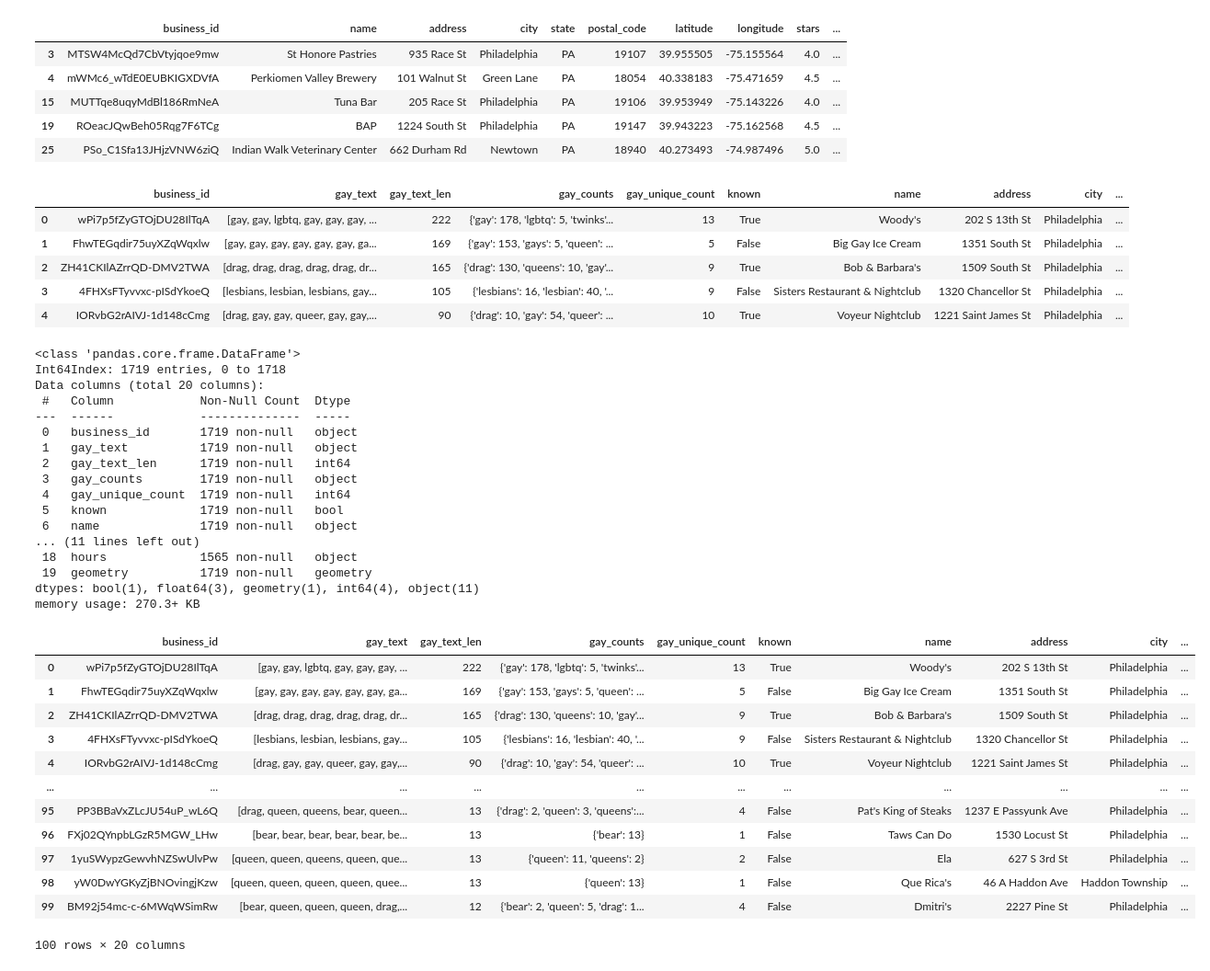
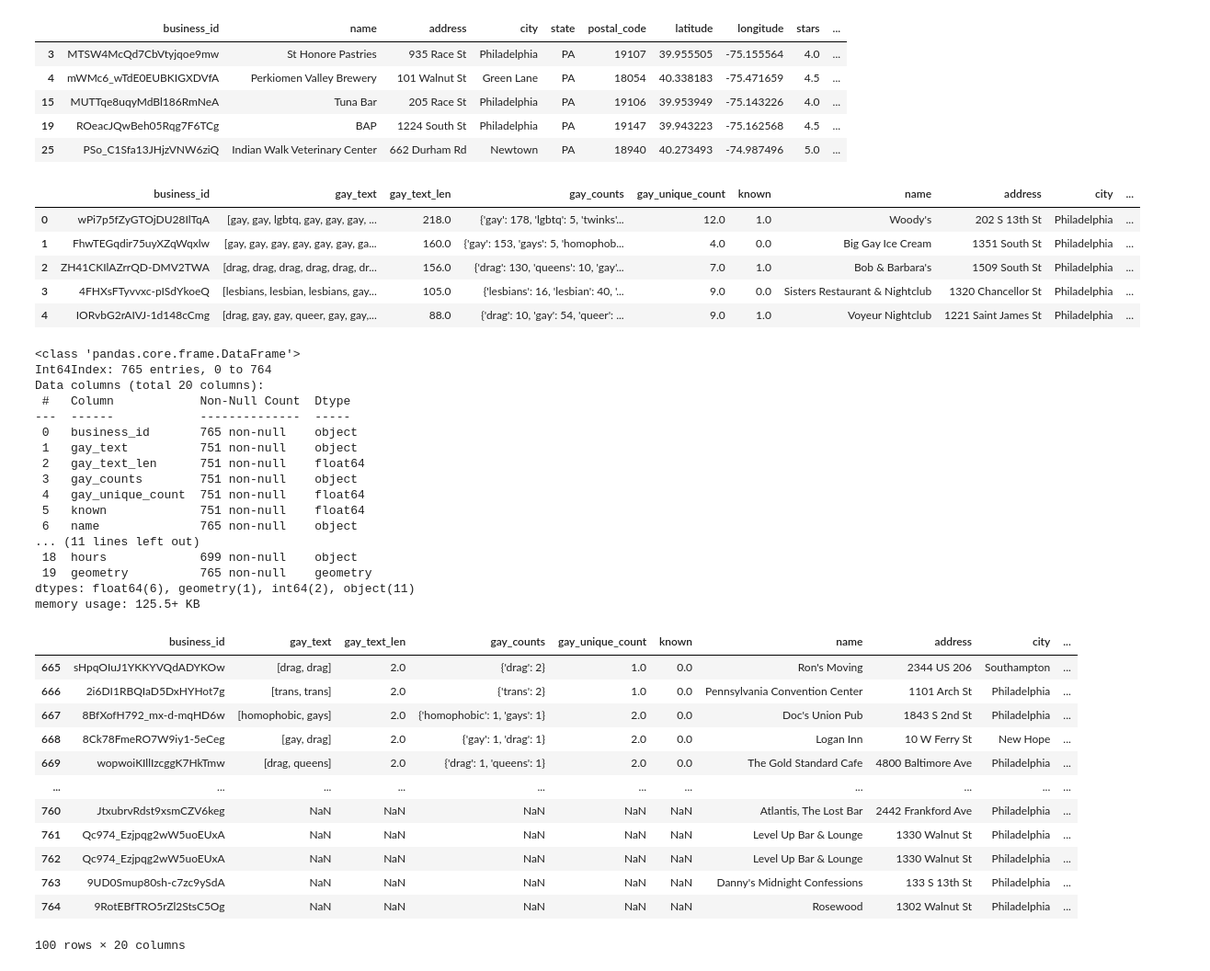
Before and after one commit to laharps/informal-queer-spaces, a Jupyter notebook: new-gay-biz_mc.ipynb, the cells around one changed output. Shown at 92% size. Cells and saved outputs as stored; diff of their text form; code cells hidden in the pictures.

```diff
--- a/new-gay-biz_mc.ipynb
+++ b/new-gay-biz_mc.ipynb
@@ -4,3 +21,5 @@ import geopandas as gpd
+# %%
+pd.set_option("display.max_rows", None, "display.max_columns", None)
 # %%
 gaybizDf = pd.read_pickle('/Users/michaelcriste/Documents/GitHub/informal-queer-spaces/data/newgaybiz_clean.pandas')
 gaybizDf.info()
@@ -58,48 +77,48 @@ phillybizDf.head()
 | 19 | ROeacJQwBeh05Rqg7F6TCg | BAP | 1224 South St | Philadelphia | PA | 19147 | 39.943223 | -75.162568 | 4.5 | ... |
 | 25 | PSo_C1Sfa13JHjzVNW6ziQ | Indian Walk Veterinary Center | 662 Durham Rd | Newtown | PA | 18940 | 40.273493 | -74.987496 | 5.0 | ... |
 # %%
-joinedDf = pd.merge(gaybizDf, phillybizDf, how='left', on='business_id')
+joinedDf = pd.merge(gaybizDf, phillybizDf, how='inner', on='business_id')
 joinedDf.head()
 # %% [output]
 |  | business_id | gay_text | gay_text_len | gay_counts | gay_unique_count | known | name | address | city | ... |
-| 0 | wPi7p5fZyGTOjDU28IlTqA | [gay, gay, lgbtq, gay, gay, gay, ... | 222 | {'gay': 178, 'lgbtq': 5, 'twinks'... | 13 | True | Woody's | 202 S 13th St | Philadelphia | ... |
-| 1 | FhwTEGqdir75uyXZqWqxlw | [gay, gay, gay, gay, gay, gay, ga... | 169 | {'gay': 153, 'gays': 5, 'queen': ... | 5 | False | Big Gay Ice Cream | 1351 South St | Philadelphia | ... |
-| 2 | ZH41CKIlAZrrQD-DMV2TWA | [drag, drag, drag, drag, drag, dr... | 165 | {'drag': 130, 'queens': 10, 'gay'... | 9 | True | Bob & Barbara's | 1509 South St | Philadelphia | ... |
-| 3 | 4FHXsFTyvvxc-pISdYkoeQ | [lesbians, lesbian, lesbians, gay... | 105 | {'lesbians': 16, 'lesbian': 40, '... | 9 | False | Sisters Restaurant & Nightclub | 1320 Chancellor St | Philadelphia | ... |
-| 4 | IORvbG2rAIVJ-1d148cCmg | [drag, gay, gay, queer, gay, gay,... | 90 | {'drag': 10, 'gay': 54, 'queer': ... | 10 | True | Voyeur Nightclub | 1221 Saint James St | Philadelphia | ... |
+| 0 | wPi7p5fZyGTOjDU28IlTqA | [gay, gay, lgbtq, gay, gay, gay, ... | 218.0 | {'gay': 178, 'lgbtq': 5, 'twinks'... | 12.0 | 1.0 | Woody's | 202 S 13th St | Philadelphia | ... |
+| 1 | FhwTEGqdir75uyXZqWqxlw | [gay, gay, gay, gay, gay, gay, ga... | 160.0 | {'gay': 153, 'gays': 5, 'homophob... | 4.0 | 0.0 | Big Gay Ice Cream | 1351 South St | Philadelphia | ... |
+| 2 | ZH41CKIlAZrrQD-DMV2TWA | [drag, drag, drag, drag, drag, dr... | 156.0 | {'drag': 130, 'queens': 10, 'gay'... | 7.0 | 1.0 | Bob & Barbara's | 1509 South St | Philadelphia | ... |
+| 3 | 4FHXsFTyvvxc-pISdYkoeQ | [lesbians, lesbian, lesbians, gay... | 105.0 | {'lesbians': 16, 'lesbian': 40, '... | 9.0 | 0.0 | Sisters Restaurant & Nightclub | 1320 Chancellor St | Philadelphia | ... |
+| 4 | IORvbG2rAIVJ-1d148cCmg | [drag, gay, gay, queer, gay, gay,... | 88.0 | {'drag': 10, 'gay': 54, 'queer': ... | 9.0 | 1.0 | Voyeur Nightclub | 1221 Saint James St | Philadelphia | ... |
 # %%
 joinedDf.info()
 # %% [output]
 <class 'pandas.core.frame.DataFrame'>
-Int64Index: 1719 entries, 0 to 1718
+Int64Index: 765 entries, 0 to 764
 Data columns (total 20 columns):
  #   Column            Non-Null Count  Dtype
 ---  ------            --------------  -----
- 0   business_id       1719 non-null   object
- 1   gay_text          1719 non-null   object
- 2   gay_text_len      1719 non-null   int64
- 3   gay_counts        1719 non-null   object
- 4   gay_unique_count  1719 non-null   int64
- 5   known             1719 non-null   bool
- 6   name              1719 non-null   object
+ 0   business_id       765 non-null    object
+ 1   gay_text          751 non-null    object
+ 2   gay_text_len      751 non-null    float64
+ 3   gay_counts        751 non-null    object
+ 4   gay_unique_count  751 non-null    float64
+ 5   known             751 non-null    float64
+ 6   name              765 non-null    object
 ... (11 lines left out)
- 18  hours             1565 non-null   object
- 19  geometry          1719 non-null   geometry
-dtypes: bool(1), float64(3), geometry(1), int64(4), object(11)
-memory usage: 270.3+ KB
+ 18  hours             699 non-null    object
+ 19  geometry          765 non-null    geometry
+dtypes: float64(6), geometry(1), int64(2), object(11)
+memory usage: 125.5+ KB
 # %%
-joinedDf.head(100)
+joinedDf.tail(100)
 # %% [output]
 |  | business_id | gay_text | gay_text_len | gay_counts | gay_unique_count | known | name | address | city | ... |
-| 0 | wPi7p5fZyGTOjDU28IlTqA | [gay, gay, lgbtq, gay, gay, gay, ... | 222 | {'gay': 178, 'lgbtq': 5, 'twinks'... | 13 | True | Woody's | 202 S 13th St | Philadelphia | ... |
-| 1 | FhwTEGqdir75uyXZqWqxlw | [gay, gay, gay, gay, gay, gay, ga... | 169 | {'gay': 153, 'gays': 5, 'queen': ... | 5 | False | Big Gay Ice Cream | 1351 South St | Philadelphia | ... |
-| 2 | ZH41CKIlAZrrQD-DMV2TWA | [drag, drag, drag, drag, drag, dr... | 165 | {'drag': 130, 'queens': 10, 'gay'... | 9 | True | Bob & Barbara's | 1509 South St | Philadelphia | ... |
-| 3 | 4FHXsFTyvvxc-pISdYkoeQ | [lesbians, lesbian, lesbians, gay... | 105 | {'lesbians': 16, 'lesbian': 40, '... | 9 | False | Sisters Restaurant & Nightclub | 1320 Chancellor St | Philadelphia | ... |
-| 4 | IORvbG2rAIVJ-1d148cCmg | [drag, gay, gay, queer, gay, gay,... | 90 | {'drag': 10, 'gay': 54, 'queer': ... | 10 | True | Voyeur Nightclub | 1221 Saint James St | Philadelphia | ... |
+| 665 | sHpqOIuJ1YKKYVQdADYKOw | [drag, drag] | 2.0 | {'drag': 2} | 1.0 | 0.0 | Ron's Moving | 2344 US 206 | Southampton | ... |
+| 666 | 2i6DI1RBQIaD5DxHYHot7g | [trans, trans] | 2.0 | {'trans': 2} | 1.0 | 0.0 | Pennsylvania Convention Center | 1101 Arch St | Philadelphia | ... |
+| 667 | 8BfXofH792_mx-d-mqHD6w | [homophobic, gays] | 2.0 | {'homophobic': 1, 'gays': 1} | 2.0 | 0.0 | Doc's Union Pub | 1843 S 2nd St | Philadelphia | ... |
+| 668 | 8Ck78FmeRO7W9iy1-5eCeg | [gay, drag] | 2.0 | {'gay': 1, 'drag': 1} | 2.0 | 0.0 | Logan Inn | 10 W Ferry St | New Hope | ... |
+| 669 | wopwoiKIllIzcggK7HkTmw | [drag, queens] | 2.0 | {'drag': 1, 'queens': 1} | 2.0 | 0.0 | The Gold Standard Cafe | 4800 Baltimore Ave | Philadelphia | ... |
 | ... | ... | ... | ... | ... | ... | ... | ... | ... | ... | ... |
-| 95 | PP3BBaVxZLcJU54uP_wL6Q | [drag, queen, queens, bear, queen... | 13 | {'drag': 2, 'queen': 3, 'queens':... | 4 | False | Pat's King of Steaks | 1237 E Passyunk Ave | Philadelphia | ... |
-| 96 | FXj02QYnpbLGzR5MGW_LHw | [bear, bear, bear, bear, bear, be... | 13 | {'bear': 13} | 1 | False | Taws Can Do | 1530 Locust St | Philadelphia | ... |
-| 97 | 1yuSWypzGewvhNZSwUlvPw | [queen, queen, queens, queen, que... | 13 | {'queen': 11, 'queens': 2} | 2 | False | Ela | 627 S 3rd St | Philadelphia | ... |
-| 98 | yW0DwYGKyZjBNOvingjKzw | [queen, queen, queen, queen, quee... | 13 | {'queen': 13} | 1 | False | Que Rica's | 46 A Haddon Ave | Haddon Township | ... |
-| 99 | BM92j54mc-c-6MWqWSimRw | [bear, queen, queen, queen, drag,... | 12 | {'bear': 2, 'queen': 5, 'drag': 1... | 4 | False | Dmitri's | 2227 Pine St | Philadelphia | ... |
+| 760 | JtxubrvRdst9xsmCZV6keg | NaN | NaN | NaN | NaN | NaN | Atlantis, The Lost Bar | 2442 Frankford Ave | Philadelphia | ... |
+| 761 | Qc974_Ezjpqg2wW5uoEUxA | NaN | NaN | NaN | NaN | NaN | Level Up Bar & Lounge | 1330 Walnut St | Philadelphia | ... |
+| 762 | Qc974_Ezjpqg2wW5uoEUxA | NaN | NaN | NaN | NaN | NaN | Level Up Bar & Lounge | 1330 Walnut St | Philadelphia | ... |
+| 763 | 9UD0Smup80sh-c7zc9ySdA | NaN | NaN | NaN | NaN | NaN | Danny's Midnight Confessions | 133 S 13th St | Philadelphia | ... |
+| 764 | 9RotEBfTRO5rZl2StsC5Og | NaN | NaN | NaN | NaN | NaN | Rosewood | 1302 Walnut St | Philadelphia | ... |
 100 rows × 20 columns
```
Also changed, not shown: parts of 21 cells of this notebook, 1 other file.
